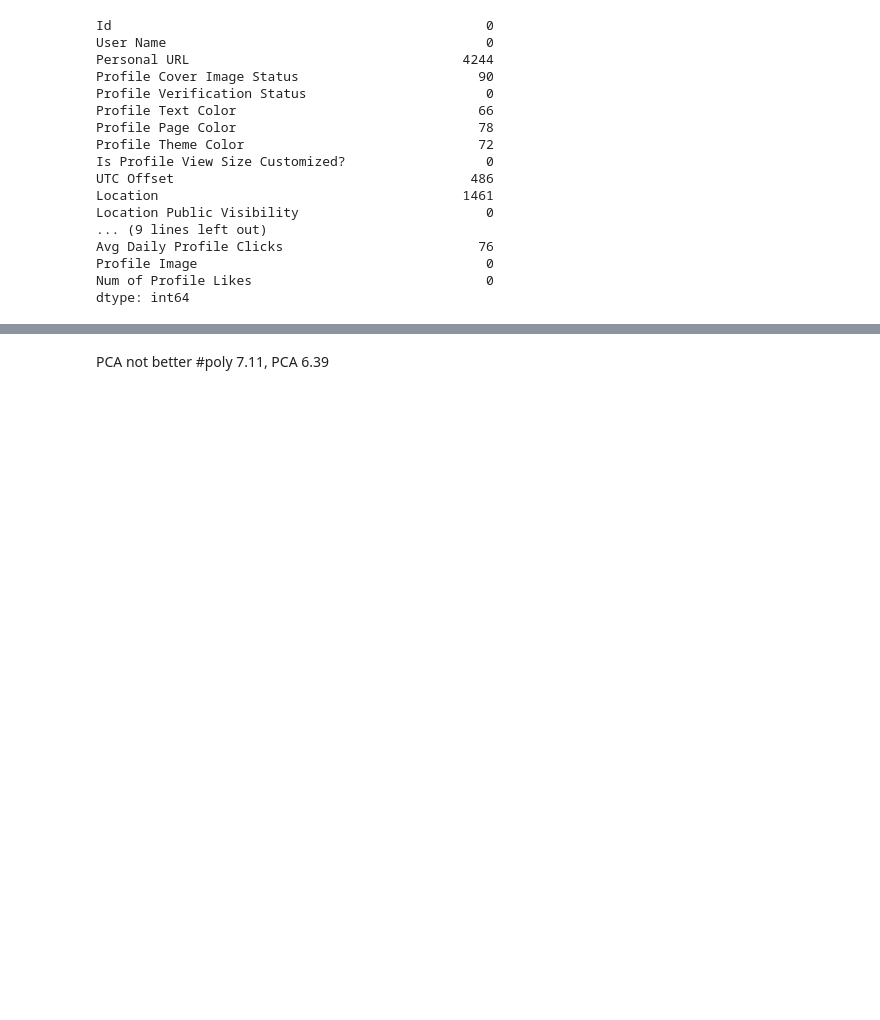
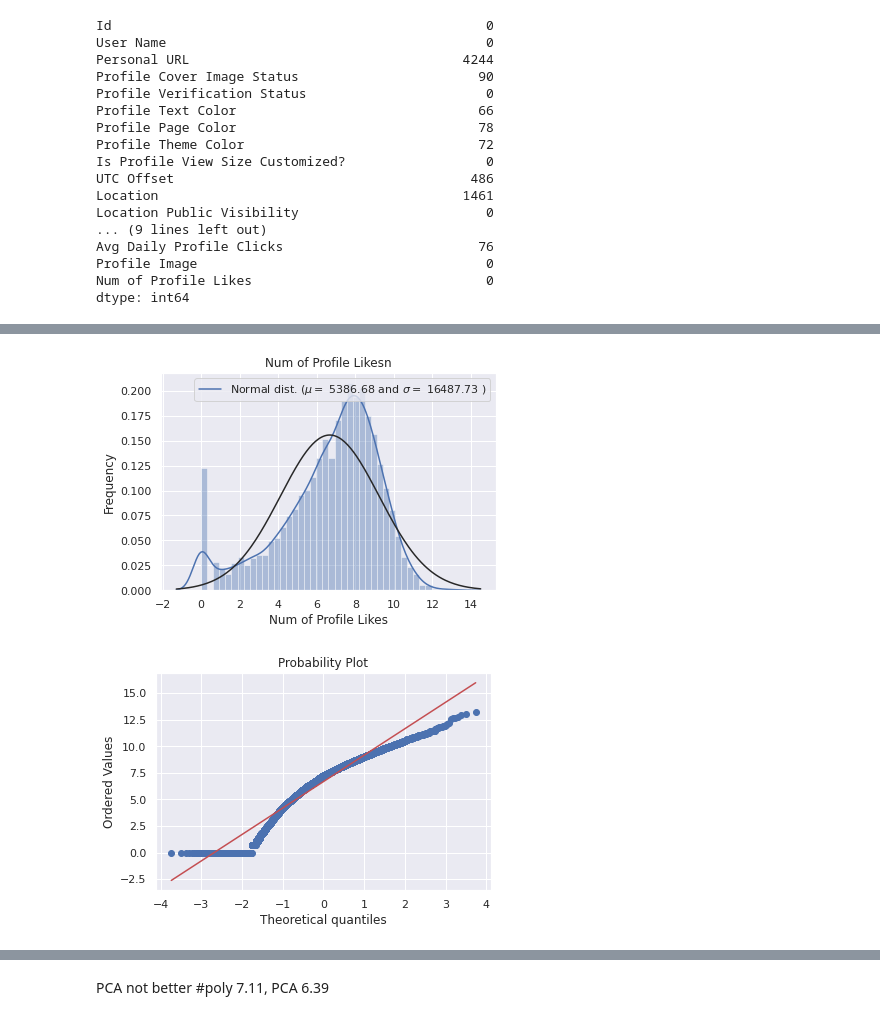
Before and after one commit to annyfan/550, a Jupyter notebook: notebookc80a383385.ipynb, the cells around one changed output, grey strips where cells are left out. Cells and saved outputs as stored; diff of their text form; code cells hidden in the pictures; blank space fills up the shorter version.

```diff
--- a/notebookc80a383385.ipynb
+++ b/notebookc80a383385.ipynb
@@ -129,0 +169,19 @@ df_unix_sec = pd.to_datetime(train_df['Profile Creation Timestamp']).astype(int)
+# %%
+# Num of Profile Likes分布图
+from scipy.stats import norm
+from scipy import stats
+sns.distplot(np.log(train_df['Num of Profile Likes'] +1), fit=norm)
+# SalePrice均值、均方差
+(mu, sigma) = norm.fit(train_df['Num of Profile Likes'])
+plt.legend(['Normal dist. ($\mu=$ {:.2f} and $\sigma=$ {:.2f} )'.format(mu, sigma)],
+           loc='best')
+plt.ylabel('Frequency')
+plt.title('Num of Profile Likesn')
+
+# QQ-plot（验证某两组数据是否来自同一分布，离的距离）
+fig = plt.figure()
+res = stats.probplot(np.log(train_df['Num of Profile Likes']+1), plot=plt)
+plt.show()
+# %% [output]
+[figure, added]
+[figure, added]
```
Also changed, not shown: parts of 35 cells of this notebook.
